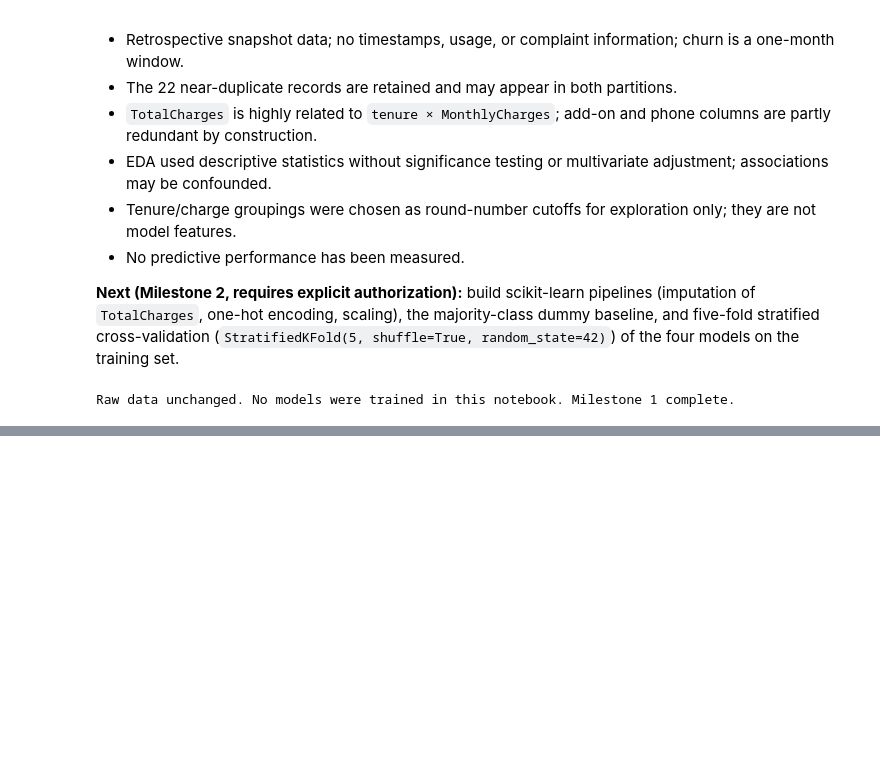
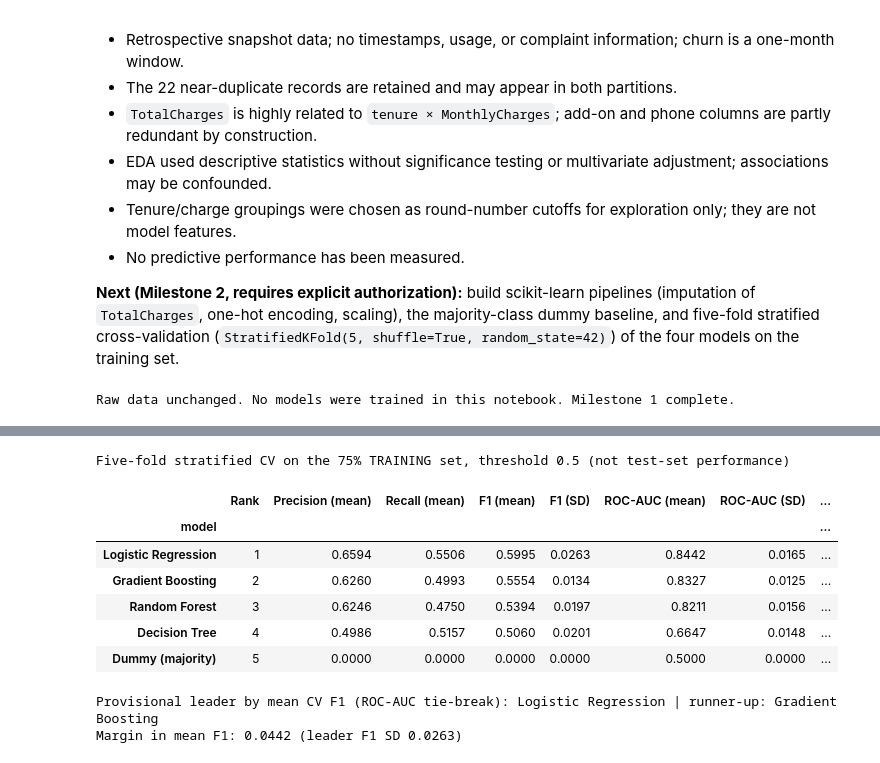
Before and after one commit to sakethm2023-afk/telecom-churn-prediction, a Jupyter notebook: notebooks/telecom_churn_analysis.ipynb, the cells around one changed output, grey strips where cells are left out. Cells and saved outputs as stored; diff of their text form; code cells hidden in the pictures; blank space fills up the shorter version.

```diff
--- a/notebooks/telecom_churn_analysis.ipynb
+++ b/notebooks/telecom_churn_analysis.ipynb
@@ -749,0 +916,28 @@ Raw data unchanged. No models were trained in this notebook. Milestone 1 complet
+# %%
+g = fold_results.groupby("model")
+cv_summary = pd.DataFrame({
+    "Precision (mean)": g["precision"].mean(), "Recall (mean)": g["recall"].mean(),
+    "F1 (mean)": g["f1"].mean(), "F1 (SD)": g["f1"].std(),
+    "ROC-AUC (mean)": g["roc_auc"].mean(), "ROC-AUC (SD)": g["roc_auc"].std(),
+    "Accuracy (mean)": g["accuracy"].mean(),
+    "Fit time/fold (s)": g["fit_s"].mean(), "Predict time/fold (s)": g["predict_s"].mean(),
+})
+cv_summary = cv_summary.sort_values(["F1 (mean)", "ROC-AUC (mean)"], ascending=False)
+cv_summary.insert(0, "Rank", range(1, len(cv_summary) + 1))
+print("Five-fold stratified CV on the 75% TRAINING set, threshold 0.5 (not test-set performance)")
+display(cv_summary.round(4))
+ranked = cv_summary.index.tolist()
+print("Provisional leader by mean CV F1 (ROC-AUC tie-break):", ranked[0], "| runner-up:", ranked[1])
+print("Margin in mean F1: %.4f (leader F1 SD %.4f)" % (cv_summary['F1 (mean)'].iloc[0] - cv_summary['F1 (mean)'].iloc[1],
+                                                         cv_summary['F1 (SD)'].iloc[0]))
+# %% [output]
+Five-fold stratified CV on the 75% TRAINING set, threshold 0.5 (not test-set performance)
+|  | Rank | Precision (mean) | Recall (mean) | F1 (mean) | F1 (SD) | ROC-AUC (mean) | ROC-AUC (SD) | ... |
+| model |  |  |  |  |  |  |  | ... |
+| Logistic Regression | 1 | 0.6594 | 0.5506 | 0.5995 | 0.0263 | 0.8442 | 0.0165 | ... |
+| Gradient Boosting | 2 | 0.6260 | 0.4993 | 0.5554 | 0.0134 | 0.8327 | 0.0125 | ... |
+| Random Forest | 3 | 0.6246 | 0.4750 | 0.5394 | 0.0197 | 0.8211 | 0.0156 | ... |
+| Decision Tree | 4 | 0.4986 | 0.5157 | 0.5060 | 0.0201 | 0.6647 | 0.0148 | ... |
+| Dummy (majority) | 5 | 0.0000 | 0.0000 | 0.0000 | 0.0000 | 0.5000 | 0.0000 | ... |
+Provisional leader by mean CV F1 (ROC-AUC tie-break): Logistic Regression | runner-up: Gradient Boosting
+Margin in mean F1: 0.0442 (leader F1 SD 0.0263)
```
Also changed, not shown: parts of 18 cells of this notebook, 2 other files.
